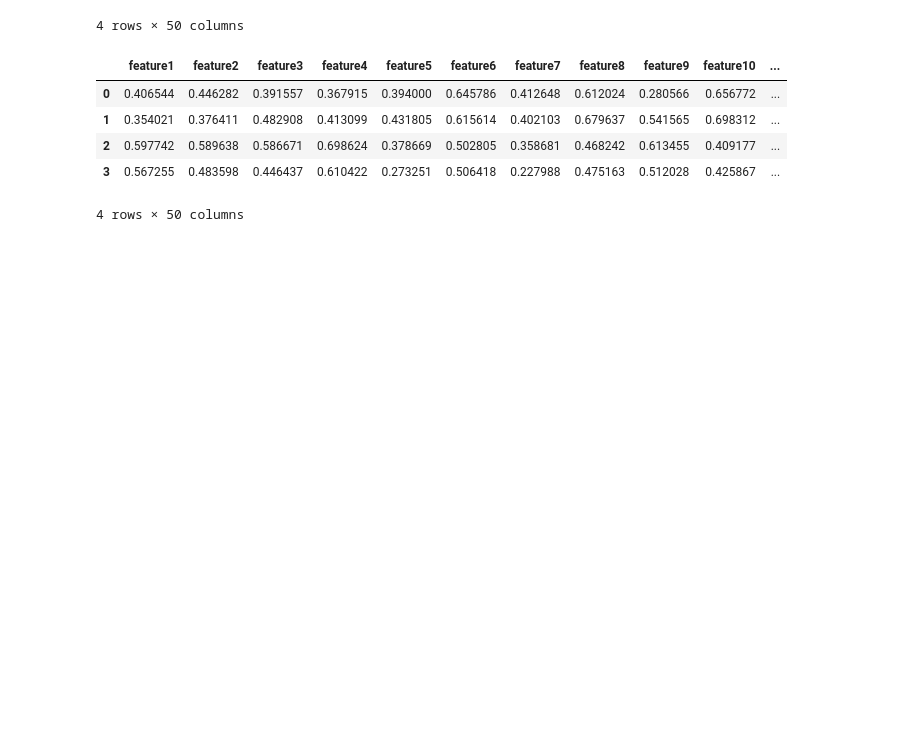
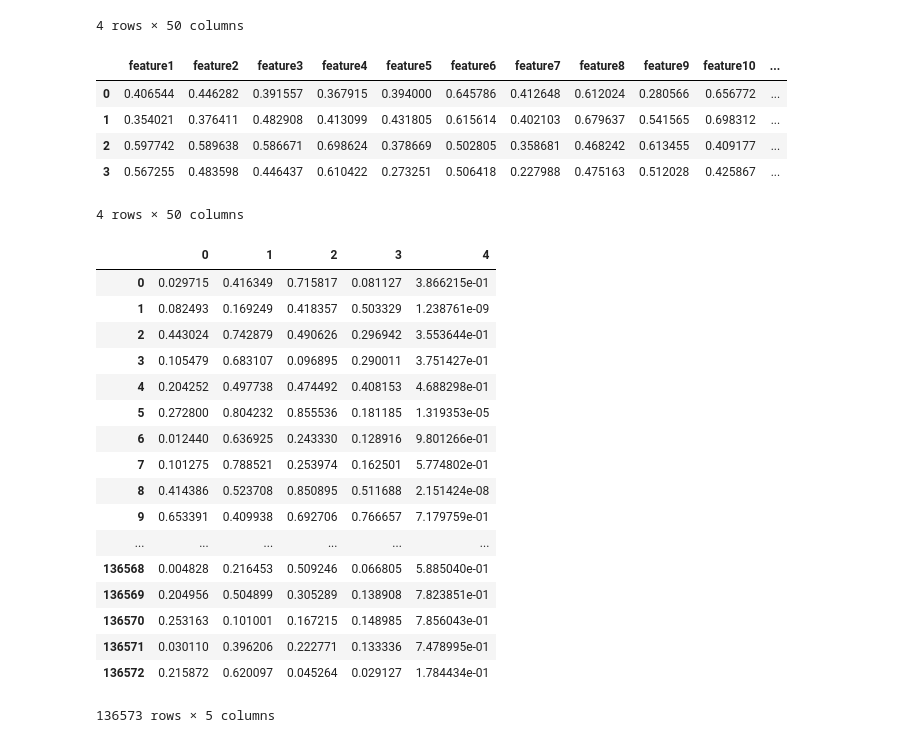
Before and after one commit to drah-kah-ris/auto_encoders, a Jupyter notebook: tf_autoencoders.ipynb, the cells around one changed output. Cells and saved outputs as stored; diff of their text form; code cells hidden in the pictures; blank space fills up the shorter version.

```diff
--- a/tf_autoencoders.ipynb
+++ b/tf_autoencoders.ipynb
@@ -206,3 +210,24 @@ train_data[0:4]
 | 2 | 0.597742 | 0.589638 | 0.586671 | 0.698624 | 0.378669 | 0.502805 | 0.358681 | 0.468242 | 0.613455 | 0.409177 | ... |
 | 3 | 0.567255 | 0.483598 | 0.446437 | 0.610422 | 0.273251 | 0.506418 | 0.227988 | 0.475163 | 0.512028 | 0.425867 | ... |
 4 rows × 50 columns
+# %%
+pd.DataFrame(reduced_ip)
+# %% [output]
+|  | 0 | 1 | 2 | 3 | 4 |
+| 0 | 0.029715 | 0.416349 | 0.715817 | 0.081127 | 3.866215e-01 |
+| 1 | 0.082493 | 0.169249 | 0.418357 | 0.503329 | 1.238761e-09 |
+| 2 | 0.443024 | 0.742879 | 0.490626 | 0.296942 | 3.553644e-01 |
+| 3 | 0.105479 | 0.683107 | 0.096895 | 0.290011 | 3.751427e-01 |
+| 4 | 0.204252 | 0.497738 | 0.474492 | 0.408153 | 4.688298e-01 |
+| 5 | 0.272800 | 0.804232 | 0.855536 | 0.181185 | 1.319353e-05 |
+| 6 | 0.012440 | 0.636925 | 0.243330 | 0.128916 | 9.801266e-01 |
+| 7 | 0.101275 | 0.788521 | 0.253974 | 0.162501 | 5.774802e-01 |
+| 8 | 0.414386 | 0.523708 | 0.850895 | 0.511688 | 2.151424e-08 |
+| 9 | 0.653391 | 0.409938 | 0.692706 | 0.766657 | 7.179759e-01 |
+| ... | ... | ... | ... | ... | ... |
+| 136568 | 0.004828 | 0.216453 | 0.509246 | 0.066805 | 5.885040e-01 |
+| 136569 | 0.204956 | 0.504899 | 0.305289 | 0.138908 | 7.823851e-01 |
+| 136570 | 0.253163 | 0.101001 | 0.167215 | 0.148985 | 7.856043e-01 |
+| 136571 | 0.030110 | 0.396206 | 0.222771 | 0.133336 | 7.478995e-01 |
+| 136572 | 0.215872 | 0.620097 | 0.045264 | 0.029127 | 1.784434e-01 |
+136573 rows × 5 columns
```
Also changed, not shown: parts of 10 cells of this notebook, 9 other files.
